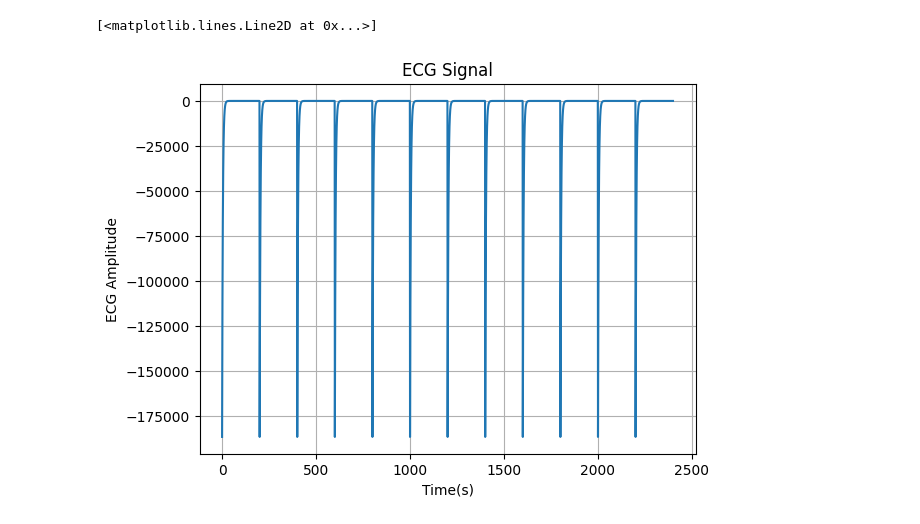
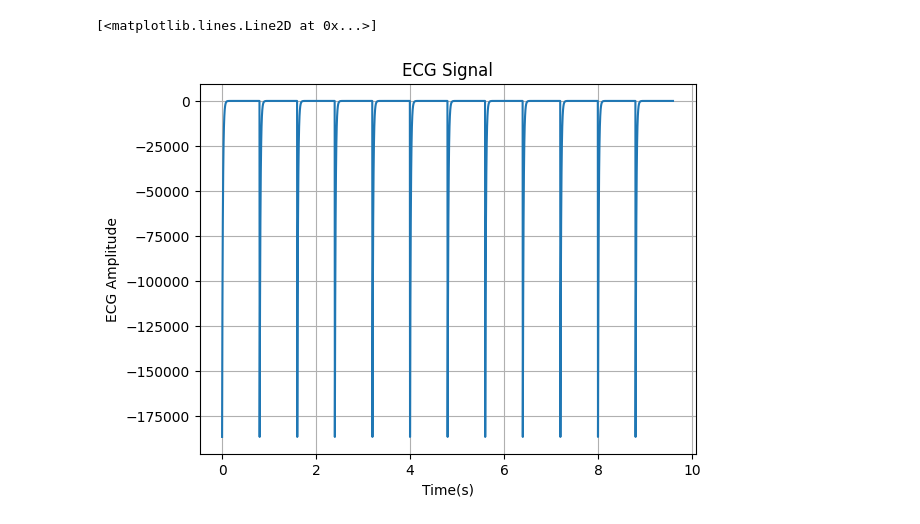
Before and after one commit to biancaitalia/BME3053C-Spring-2025, a Jupyter notebook: Homework_7.ipynb, the cells around one changed output. Saved outputs shown, nothing was run; the diff lists cells and outputs as text; code cells hidden in the pictures.

```diff
--- a/Homework_7.ipynb
+++ b/Homework_7.ipynb
@@ -29,7 +29,7 @@ def generate_ecg_data(duration, sampling_rate=250):
     single_pulse = generate_ecg_pulse(0.8, sampling_rate)
     #Repeat the pulse to create a longer ECG signal
     num_pulse = int(duration / 0.8)
-    ecg_date = np.title(single_pulse, num_pulses)
+    ecg_date = np.tile(single_pulse, num_pulses)
     #Add more noise to make it more realistic
     noise = np.random.normal(0, 0.05, len(eng_data))
     # Increaed noise amplitude
@@ -67,35 +67,35 @@ def generate_ecg_data(duration, sampling_rate=250):
     return pulse
 
   # Generate a single ECG pulse
   single_pulse = generate_ecg_pulse(0.8, sampling_rate)
   #Repeat the pulse to create a longer ECG signal
   num_pulses = int(duration / 0.8)
   ecg_data = np.tile(single_pulse, num_pulses)
   # Add more noise to make it more realistic
   noise = np.random.normal(0, 0.05, len(ecg_data))
   # Increased noise amplitude
   ecg_data += noise
   # Add baseline wander
   t = np.linspace(0, duration, len(ecg_data), endpoint=False)
   baseline_wander = 0.1 * np.sin(2 * np.pi * 0.1 * t)
   ecg_data += baseline_wander
   #Add power line interference
   power_line_interference = 0.05 * np.sin(2 * np.pi * 60 * t) # 60 Hz interference
   ecg_data += power_line_interference
   # Ensure the length of ecg_data matches the desired duration
   ecg_data = ecg_data[:int(duration * sampling_rate)]
-  time = np.arange((len(ecg_data)) / sampling_rate) # Time
+  time = np.arange(len(ecg_data)) / sampling_rate # Time
 
-  return ecg_data
+  return time, ecg_data
 
-ecg_data = generate_ecg_data(10,250)
+time, ecg_data = generate_ecg_data(10,250)
 
 
 plt.xlabel("Time(s)")
 plt.ylabel("ECG Amplitude")
 plt.grid(True)
 plt.title("ECG Signal")
-plt.plot(ecg_data)
+plt.plot(time, ecg_data)
 # %% [output]
 [<matplotlib.lines.Line2D at 0x...>]
-[figure, old version]
+[figure, new version]
```
Also changed, not shown: parts of 4 cells of this notebook.
